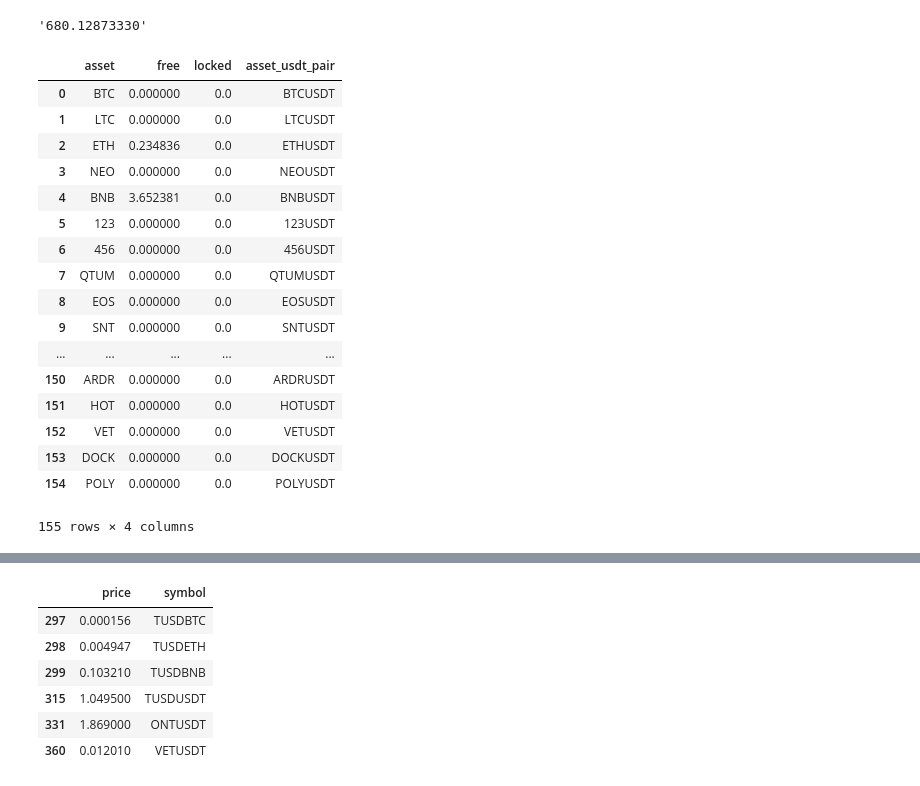
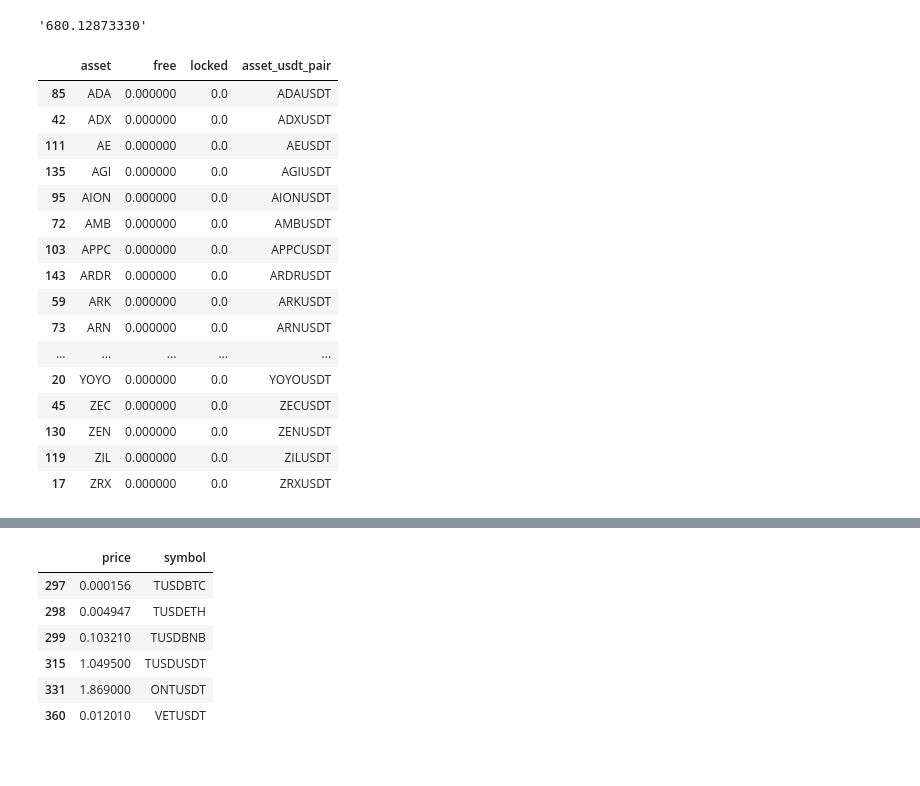
Before and after one commit to ChrisMcPherson/logic_by_loidsig, a Jupyter notebook: notebooks/binance_data_exploration.ipynb, the cells around one changed output, grey strips where cells are left out. Cells and saved outputs as stored; diff of their text form; code cells hidden in the pictures.

```diff
--- a/notebooks/binance_data_exploration.ipynb
+++ b/notebooks/binance_data_exploration.ipynb
@@ -55,30 +55,31 @@ usdt_balance
 # %% [output]
 '680.12873330'
 # %%
+pd.options.display.max_rows = 500
+
 wallet_df = pd.DataFrame(bnb_client.get_account()['balances'])
 wallet_df['asset_usdt_pair'] = wallet_df['asset'].apply(lambda x: f"{x}USDT" if x != 'USDT' else x)
 wallet_df['free'] = pd.to_numeric(wallet_df['free'])
 wallet_df['locked'] = pd.to_numeric(wallet_df['locked'])
-wallet_df
+wallet_df.sort_values('asset_usdt_pair')
 # %% [output]
 |  | asset | free | locked | asset_usdt_pair |
-| 0 | BTC | 0.000000 | 0.0 | BTCUSDT |
-| 1 | LTC | 0.000000 | 0.0 | LTCUSDT |
-| 2 | ETH | 0.234836 | 0.0 | ETHUSDT |
-| 3 | NEO | 0.000000 | 0.0 | NEOUSDT |
-| 4 | BNB | 3.652381 | 0.0 | BNBUSDT |
-| 5 | 123 | 0.000000 | 0.0 | 123USDT |
-| 6 | 456 | 0.000000 | 0.0 | 456USDT |
-| 7 | QTUM | 0.000000 | 0.0 | QTUMUSDT |
-| 8 | EOS | 0.000000 | 0.0 | EOSUSDT |
-| 9 | SNT | 0.000000 | 0.0 | SNTUSDT |
+| 85 | ADA | 0.000000 | 0.0 | ADAUSDT |
+| 42 | ADX | 0.000000 | 0.0 | ADXUSDT |
+| 111 | AE | 0.000000 | 0.0 | AEUSDT |
+| 135 | AGI | 0.000000 | 0.0 | AGIUSDT |
+| 95 | AION | 0.000000 | 0.0 | AIONUSDT |
+| 72 | AMB | 0.000000 | 0.0 | AMBUSDT |
+| 103 | APPC | 0.000000 | 0.0 | APPCUSDT |
+| 143 | ARDR | 0.000000 | 0.0 | ARDRUSDT |
+| 59 | ARK | 0.000000 | 0.0 | ARKUSDT |
+| 73 | ARN | 0.000000 | 0.0 | ARNUSDT |
 | ... | ... | ... | ... | ... |
-| 150 | ARDR | 0.000000 | 0.0 | ARDRUSDT |
-| 151 | HOT | 0.000000 | 0.0 | HOTUSDT |
-| 152 | VET | 0.000000 | 0.0 | VETUSDT |
-| 153 | DOCK | 0.000000 | 0.0 | DOCKUSDT |
-| 154 | POLY | 0.000000 | 0.0 | POLYUSDT |
+| 20 | YOYO | 0.000000 | 0.0 | YOYOUSDT |
+| 45 | ZEC | 0.000000 | 0.0 | ZECUSDT |
+| 130 | ZEN | 0.000000 | 0.0 | ZENUSDT |
+| 119 | ZIL | 0.000000 | 0.0 | ZILUSDT |
+| 17 | ZRX | 0.000000 | 0.0 | ZRXUSDT |
-155 rows × 4 columns
 # %%
 all_tickers_df = pd.DataFrame(bnb_client.get_all_tickers())
 all_tickers_df['price'] = pd.to_numeric(all_tickers_df['price'])
```
Also changed, not shown: parts of 1 cell of this notebook, 6 other files.
